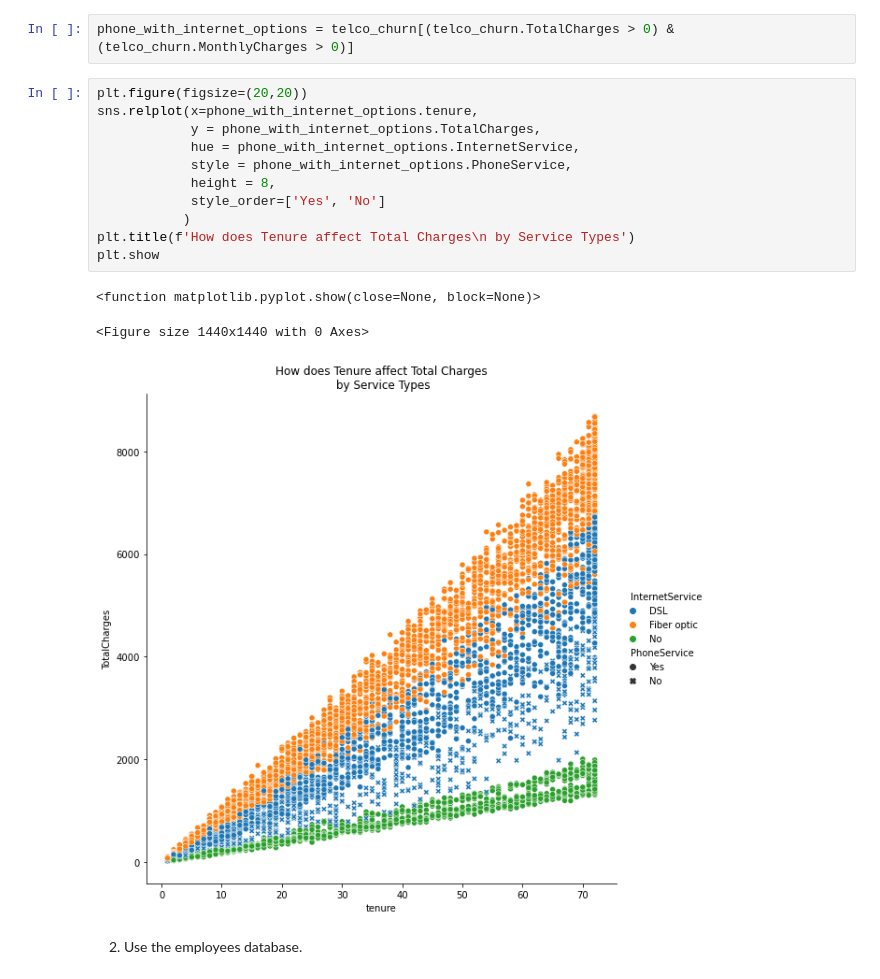
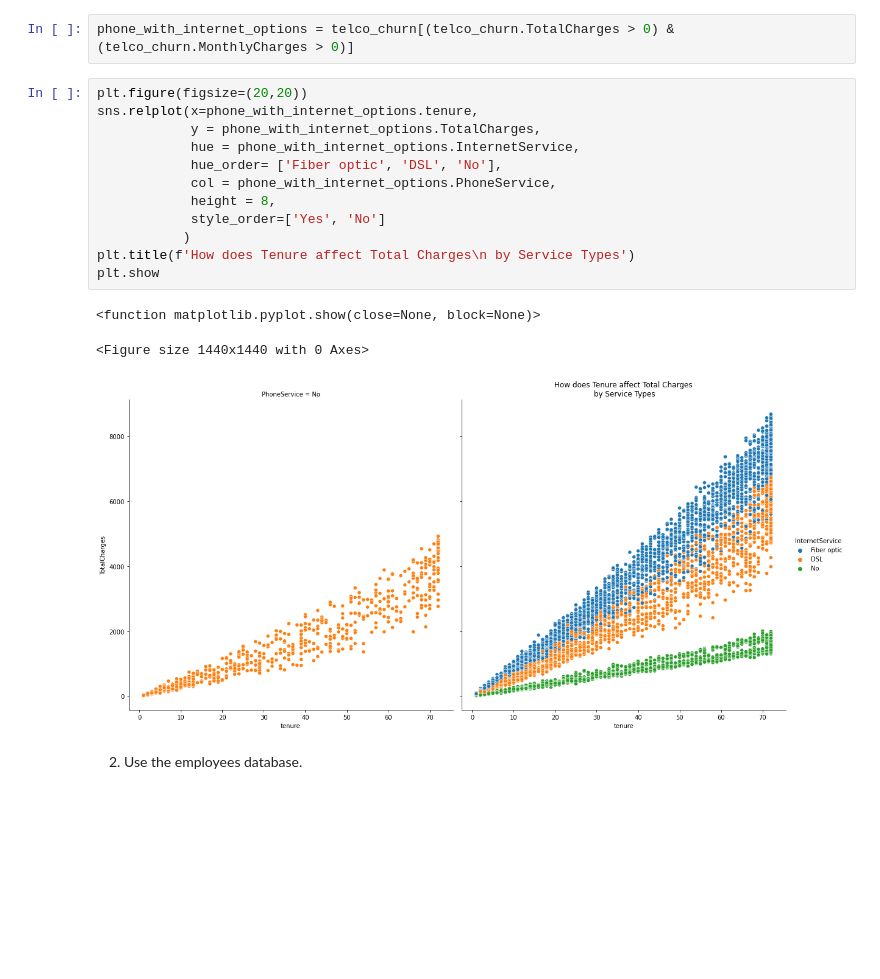
Before and after one commit to David-Howell/statistics-exercises, a Jupyter notebook: hypothesis_testing.ipynb, the cells around one changed output. Drawn from its saved outputs; the diff is of its cells as text; blank space fills up the shorter version.

Commit message:
changed charts for legibility

```diff
--- a/hypothesis_testing.ipynb
+++ b/hypothesis_testing.ipynb
@@ -542,18 +544,19 @@ phone_with_internet_options = telco_churn[(telco_churn.TotalCharges > 0) & (telc
 # %%
 plt.figure(figsize=(20,20))
 sns.relplot(x=phone_with_internet_options.tenure,
             y = phone_with_internet_options.TotalCharges,
             hue = phone_with_internet_options.InternetService,
-            style = phone_with_internet_options.PhoneService,
+            hue_order= ['Fiber optic', 'DSL', 'No'],
+            col = phone_with_internet_options.PhoneService,
             height = 8,
             style_order=['Yes', 'No']
            )
 plt.title(f'How does Tenure affect Total Charges\n by Service Types')
 plt.show
 # %% [output]
 <function matplotlib.pyplot.show(close=None, block=None)>
 <Figure size 1440x1440 with 0 Axes>
-[figure, old version]
+[figure, new version]
 # %% [markdown]
 2. Use the employees database.
 # %% [markdown]
```
Also changed, not shown: parts of 1 cell of this notebook.
